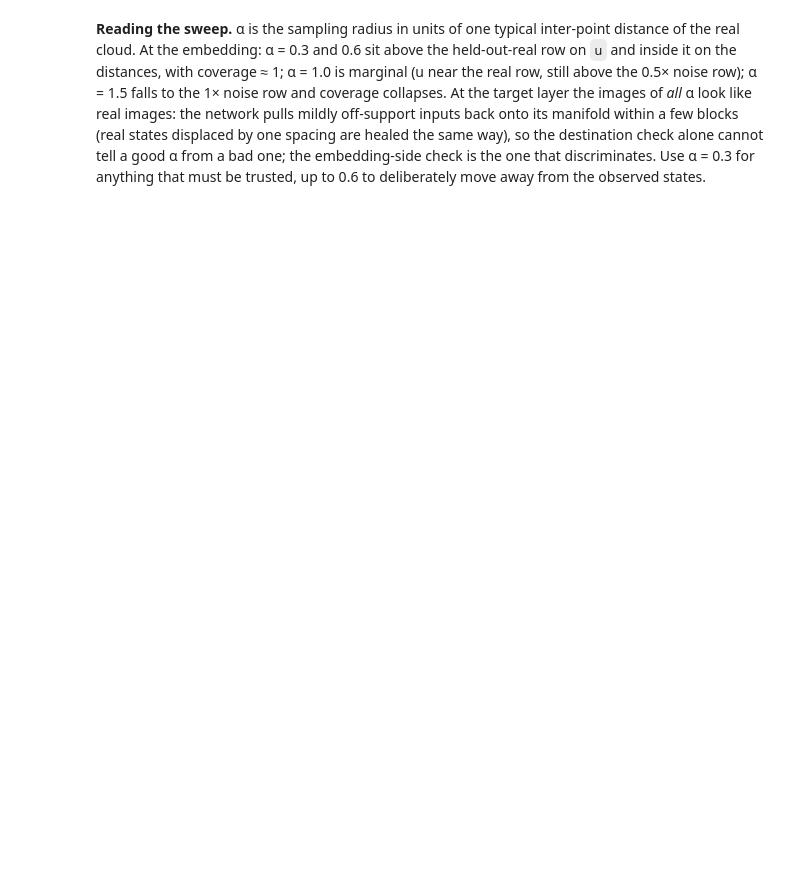
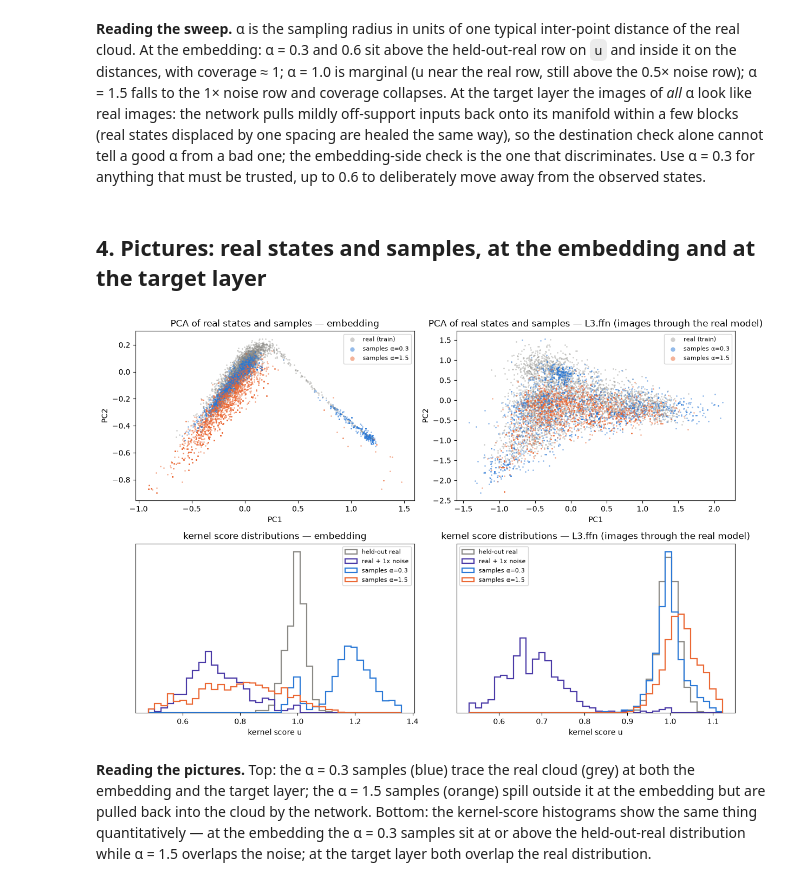
Before and after one commit to JVrabel/gmanifold, a Jupyter notebook: examples/quickstart_simplestories.ipynb, the cells around one changed output. Cells and saved outputs as stored; diff of their text form; code cells hidden in the pictures; blank space fills up the shorter version.

Commit message:
Quickstart notebook: add PCA and kernel-score pictures

```diff
--- a/examples/quickstart_simplestories.ipynb
+++ b/examples/quickstart_simplestories.ipynb
@@ -112,3 +112,33 @@ off-support inputs back onto its manifold within a few blocks (real states displ
 same way), so the destination check alone cannot tell a good α from a bad one; the embedding-side check is the one
 that discriminates. Use α = 0.3 for anything that must be trusted, up to 0.6 to deliberately move away from the
 observed states.
+# %% [markdown]
+## 4. Pictures: real states and samples, at the embedding and at the target layer
+# %%
+import matplotlib.pyplot as plt
+x03, x15 = M_in.sample(2000, alpha=0.3, seed=0)[0], M_in.sample(2000, alpha=1.5, seed=0)[0]
+fig, ax = plt.subplots(2, 2, figsize=(12, 8))
+for k, (ref, sets, title) in enumerate(((X_emb[trn], {"samples α=0.3": x03, "samples α=1.5": x15}, "embedding"),
+                                         (X_layer[trn], {"samples α=0.3": map_fn(x03), "samples α=1.5": map_fn(x15)}, f"{LAYER} (images through the real model)"))):
+    mu = ref.mean(0); W = torch.linalg.svd(ref - mu, full_matrices=False)[2][:2].T; P = lambda Z: ((Z - mu) @ W).cpu()
+    p = P(ref); ax[0, k].scatter(p[:, 0], p[:, 1], s=4, c="#8a8985", alpha=0.4, lw=0, label="real (train)")
+    for (lab, Z), col in zip(sets.items(), ("#2a78d6", "#eb6834")):
+        p = P(Z); ax[0, k].scatter(p[:, 0], p[:, 1], s=4, c=col, alpha=0.5, lw=0, label=lab)
+    ax[0, k].set_title(f"PCA of real states and samples — {title}"); ax[0, k].legend(fontsize=8, markerscale=3); ax[0, k].set_xlabel("PC1"); ax[0, k].set_ylabel("PC2")
+    kern, Xva_, M_ = (k_in, X_emb[va], M_in) if k == 0 else (k_out, X_layer[va], M_out)
+    j = gm.knn(M_.X, 1, Xva_)[1][:, 0]; g = torch.Generator(device="cuda").manual_seed(0)
+    nz = torch.randn(Xva_.shape, device="cuda", generator=g); noise = Xva_ + nz / nz.norm(dim=1, keepdim=True) * M_.unit(j)[:, None]
+    series = {"held-out real": (kern(Xva_), "#8a8985"), "real + 1x noise": (kern(noise), "#4a3aa7"), "samples α=0.3": (kern(sets["samples α=0.3"]), "#2a78d6"), "samples α=1.5": (kern(sets["samples α=1.5"]), "#eb6834")}
+    lo, hi = min(float(v.quantile(0.01)) for v, _ in series.values()), max(float(v.quantile(0.99)) for v, _ in series.values())
+    for lab, (v, col) in series.items():
+        ax[1, k].hist(v.cpu().numpy(), bins=40, range=(lo, hi), density=True, histtype="step", lw=1.6, color=col, label=lab)
+    ax[1, k].set_xlabel("kernel score u"); ax[1, k].set_yticks([]); ax[1, k].set_title(f"kernel score distributions — {title}"); ax[1, k].legend(fontsize=8)
+fig.tight_layout(); plt.show()
+# %% [output]
+[figure, added]
+# %% [markdown]
+**Reading the pictures.** Top: the α = 0.3 samples (blue) trace the real cloud (grey) at both the embedding and
+the target layer; the α = 1.5 samples (orange) spill outside it at the embedding but are pulled back into the cloud by
+the network. Bottom: the kernel-score histograms show the same thing quantitatively — at the embedding the α = 0.3
+samples sit at or above the held-out-real distribution while α = 1.5 overlaps the noise; at the target layer both
+overlap the real distribution.
```
